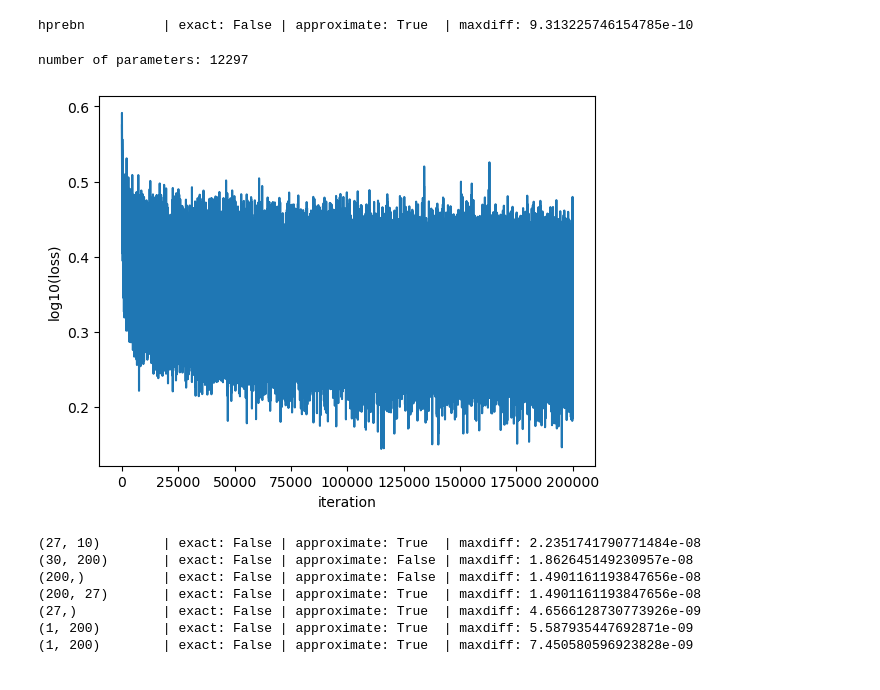
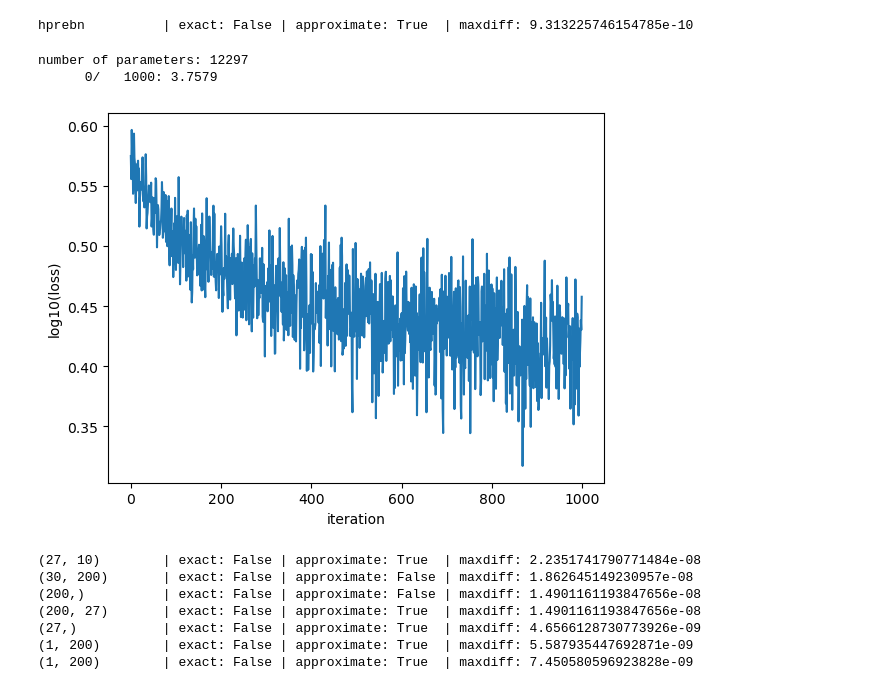
Before and after one commit to osamja/zero-to-hero, a Jupyter notebook: build_makemore_backprop_ninja.ipynb, the cells around one changed output. Cells and saved outputs as stored; diff of their text form; code cells hidden in the pictures.

```diff
--- a/build_makemore_backprop_ninja.ipynb
+++ b/build_makemore_backprop_ninja.ipynb
@@ -407,11 +407,9 @@ bnbias = torch.randn((1, n_hidden))*0.1
 
 parameters = [C, W1, b1, W2, b2, bngain, bnbias]
 print(f'number of parameters: {sum(p.nelement() for p in parameters)}') # number of parameters in total
-for p in parameters:
-  p.requires_grad = True
 
 # same optimization as last time
-max_steps = 200000
+max_steps = 1000
 batch_size = 32
 n = batch_size # convenience
 lossi = []
@@ -443,11 +441,6 @@ with torch.no_grad():
     logits = h @ W2 + b2 # output layer
     loss = F.cross_entropy(logits, Yb) # loss function
 
-    # backward pass
-    for p in parameters:
-      p.grad = None
-    loss.backward() # use this for correctness comparisons, delete it later!
-
     # manual backprop! #swole_doge_meme
     # -----------------
     # YOUR CODE HERE :)
@@ -475,42 +468,40 @@ with torch.no_grad():
     dW1 = embcat.T @ dhprebn
     db1 = dhprebn.sum(0)
 
-
     demb = dembcat.view(emb.shape[0], emb.shape[1], emb.shape[2])
     dC = torch.zeros_like(C)
     for k in range(Xb.shape[0]):
         for j in range(Xb.shape[1]):
             ix = Xb[k, j]
             dC[ix] += demb[k, j]
 
     grads = [dC, dW1, db1, dW2, db2, dbngain, dbnbias]
-
-    # -----------------
 
     # update
     lr = 0.1 if i == int(max_steps * .5) else 0.01 # step learning rate decay
 
     for p, grad in zip(parameters, grads):
       # p.data += -lr * p.grad # old way of cheems doge (using PyTorch grad from .backward())
       # print(p.shape, grad.shape)
       p.data += -lr * grad # new way of swole doge TODO: enable
 
     # track stats
-    # if i % 10000 == 0: # print every once in a while
-      # print(f'{i:7d}/{max_steps:7d}: {loss.item():.4f}')
+    if i % 10000 == 0: # print every once in a while
+      print(f'{i:7d}/{max_steps:7d}: {loss.item():.4f}')
     lossi.append(loss.log10().item())
 
     # if i >= 100: # TODO: delete early breaking when you're ready to train the full net
     #   break
 
 # plot the loss
 plt.plot(lossi)
 plt.xlabel('iteration')
 plt.ylabel('log10(loss)')
 plt.show()
 # %% [output]
 number of parameters: 12297
+      0/   1000: 3.7579
-[figure, old version]
+[figure, new version]
 # %%
 # useful for checking your gradients
 for p,g in zip(parameters, grads):
```
Also changed, not shown: parts of 5 cells of this notebook, 2 other files.
